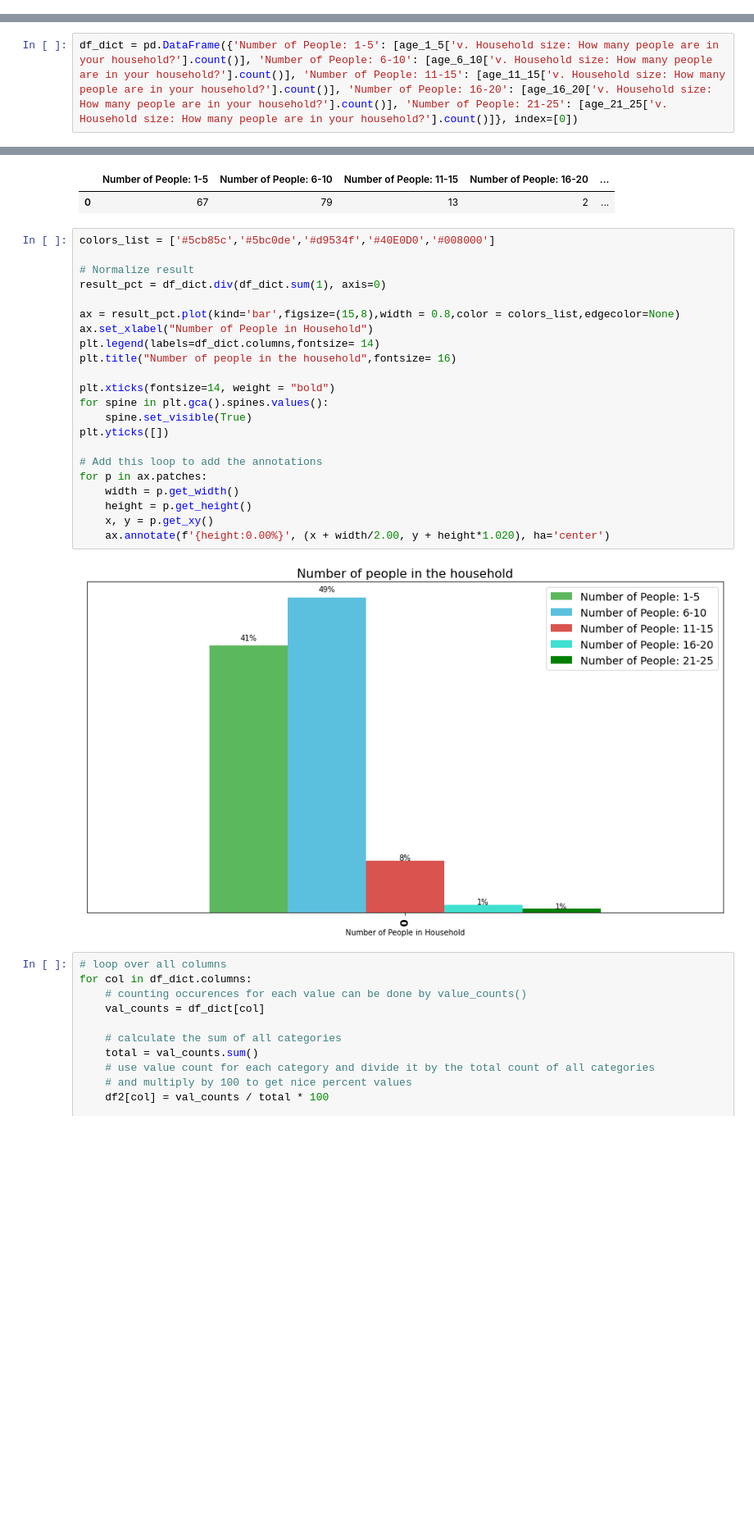
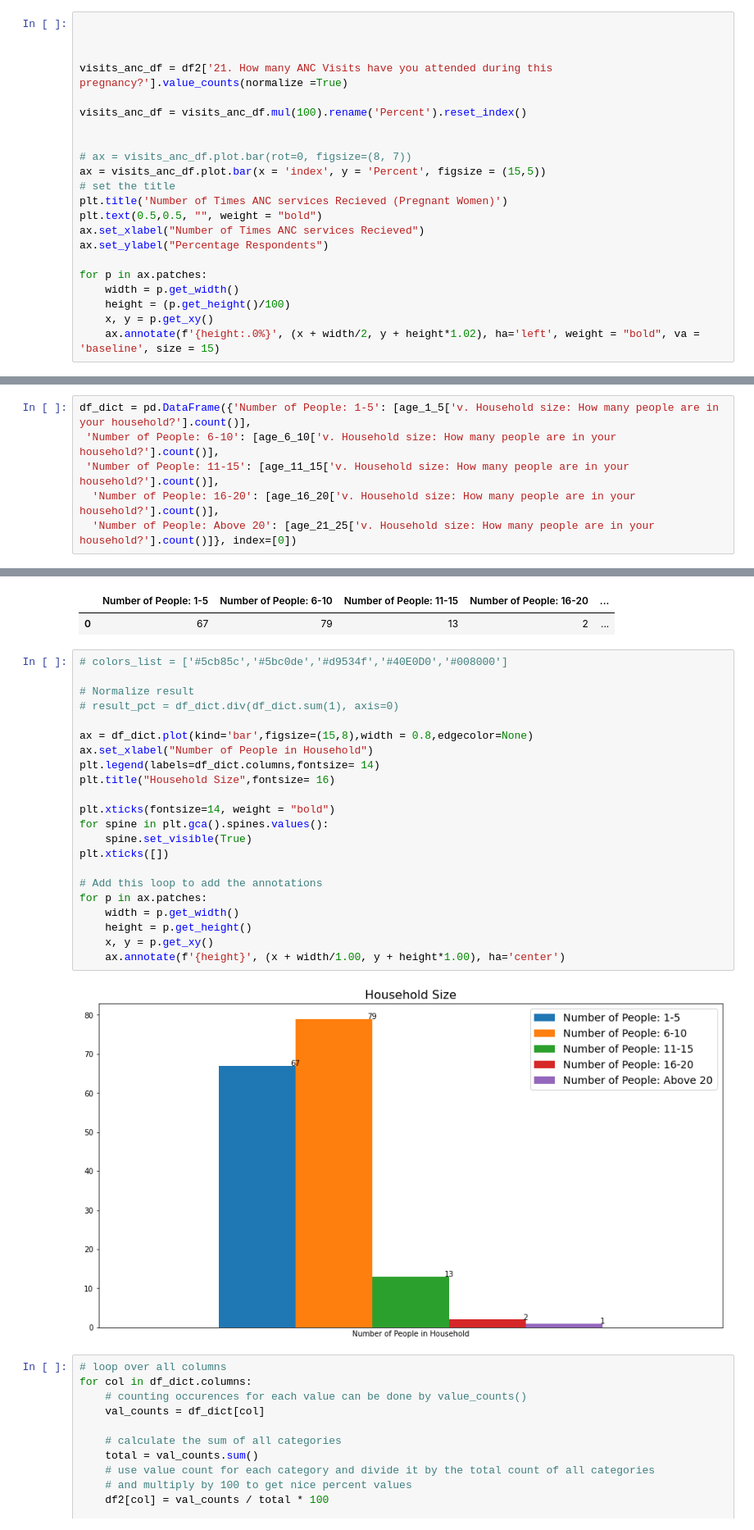
Before and after one commit to ch1b4d4/MNCH-Data, a Jupyter notebook: test.ipynb, the cells around one changed output, grey strips where cells are left out. Shown at 82% size. Drawn from its saved outputs; the diff is of its cells as text; blank space fills up the shorter version.

Commit message:
https://github.com/ch1b4d4/MNCH-Data.git

```diff
--- a/test.ipynb
+++ b/test.ipynb
@@ -399,0 +457,22 @@ for p in ax.patches:
+# %%
+
+
+
+visits_anc_df = df2['21. How many ANC Visits have you attended during this pregnancy?'].value_counts(normalize =True)
+
+visits_anc_df = visits_anc_df.mul(100).rename('Percent').reset_index()
+
+
+# ax = visits_anc_df.plot.bar(rot=0, figsize=(8, 7))
+ax = visits_anc_df.plot.bar(x = 'index', y = 'Percent', figsize = (15,5))
+# set the title
+plt.title('Number of Times ANC services Recieved (Pregnant Women)')
+plt.text(0.5,0.5, "", weight = "bold")
+ax.set_xlabel("Number of Times ANC services Recieved")
+ax.set_ylabel("Percentage Respondents")
+
+for p in ax.patches:
+    width = p.get_width()
+    height = (p.get_height()/100)
+    x, y = p.get_xy()
+    ax.annotate(f'{height:.0%}', (x + width/2, y + height*1.02), ha='left', weight = "bold", va = 'baseline', size = 15)
@@ -412,36 +493,40 @@ age_11_15 = df[(df['v. Household size: How many people are in your household?']
 age_16_20 = df[(df['v. Household size: How many people are in your household?'] >= 16) & (df['v. Household size: How many people are in your household?'] <= 20)]
 age_21_25 = df[(df['v. Household size: How many people are in your household?'] > 20)]
 # %%
-df_dict = pd.DataFrame({'Number of People: 1-5': [age_1_5['v. Household size: How many people are in your household?'].count()], 'Number of People: 6-10': [age_6_10['v. Household size: How many people are in your household?'].count()], 'Number of People: 11-15': [age_11_15['v. Household size: How many people are in your household?'].count()], 'Number of People: 16-20': [age_16_20['v. Household size: How many people are in your household?'].count()], 'Number of People: 21-25': [age_21_25['v. Household size: How many people are in your household?'].count()]}, index=[0])
+df_dict = pd.DataFrame({'Number of People: 1-5': [age_1_5['v. Household size: How many people are in your household?'].count()],
+ 'Number of People: 6-10': [age_6_10['v. Household size: How many people are in your household?'].count()],
+ 'Number of People: 11-15': [age_11_15['v. Household size: How many people are in your household?'].count()],
+  'Number of People: 16-20': [age_16_20['v. Household size: How many people are in your household?'].count()],
+  'Number of People: Above 20': [age_21_25['v. Household size: How many people are in your household?'].count()]}, index=[0])
 # %%
 df_dict.head()
 # %% [output]
 |  | Number of People: 1-5 | Number of People: 6-10 | Number of People: 11-15 | Number of People: 16-20 | ... |
 | 0 | 67 | 79 | 13 | 2 | ... |
 # %%
-colors_list = ['#5cb85c','#5bc0de','#d9534f','#40E0D0','#008000']
+# colors_list = ['#5cb85c','#5bc0de','#d9534f','#40E0D0','#008000']
 
 # Normalize result
-result_pct = df_dict.div(df_dict.sum(1), axis=0)
+# result_pct = df_dict.div(df_dict.sum(1), axis=0)
 
-ax = result_pct.plot(kind='bar',figsize=(15,8),width = 0.8,color = colors_list,edgecolor=None)
+ax = df_dict.plot(kind='bar',figsize=(15,8),width = 0.8,edgecolor=None)
 ax.set_xlabel("Number of People in Household")
 plt.legend(labels=df_dict.columns,fontsize= 14)
-plt.title("Number of people in the household",fontsize= 16)
+plt.title("Household Size",fontsize= 16)
 
 plt.xticks(fontsize=14, weight = "bold")
 for spine in plt.gca().spines.values():
     spine.set_visible(True)
-plt.yticks([])
+plt.xticks([])
 
 # Add this loop to add the annotations
 for p in ax.patches:
     width = p.get_width()
     height = p.get_height()
     x, y = p.get_xy()
-    ax.annotate(f'{height:0.00%}', (x + width/2.00, y + height*1.020), ha='center')
+    ax.annotate(f'{height}', (x + width/1.00, y + height*1.00), ha='center')
 # %% [output]
-[figure, old version]
+[figure, new version]
 # %%
 # loop over all columns
 for col in df_dict.columns:
```
Also changed, not shown: parts of 39 cells of this notebook, 7 other files.
